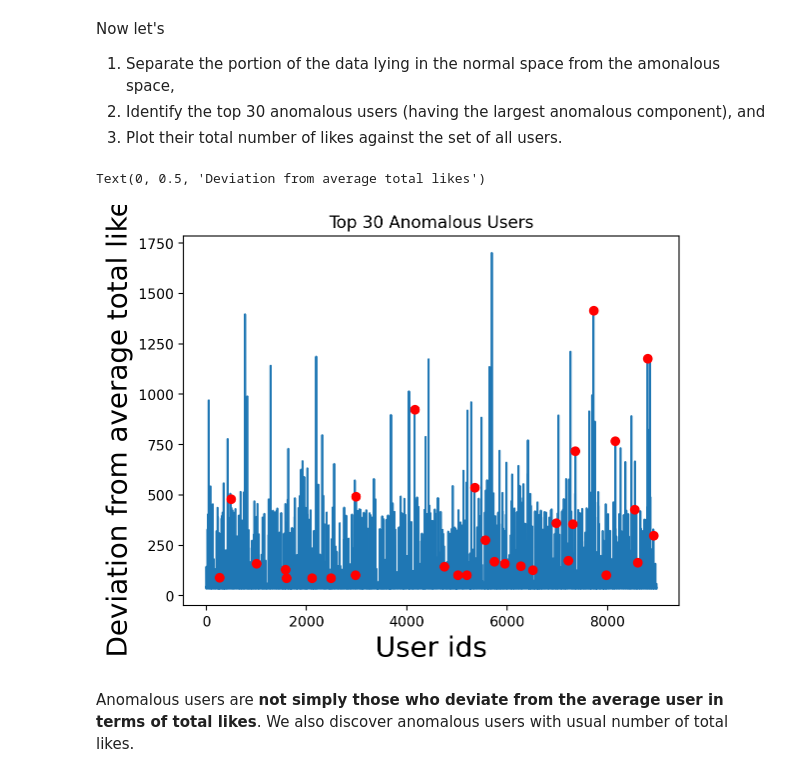
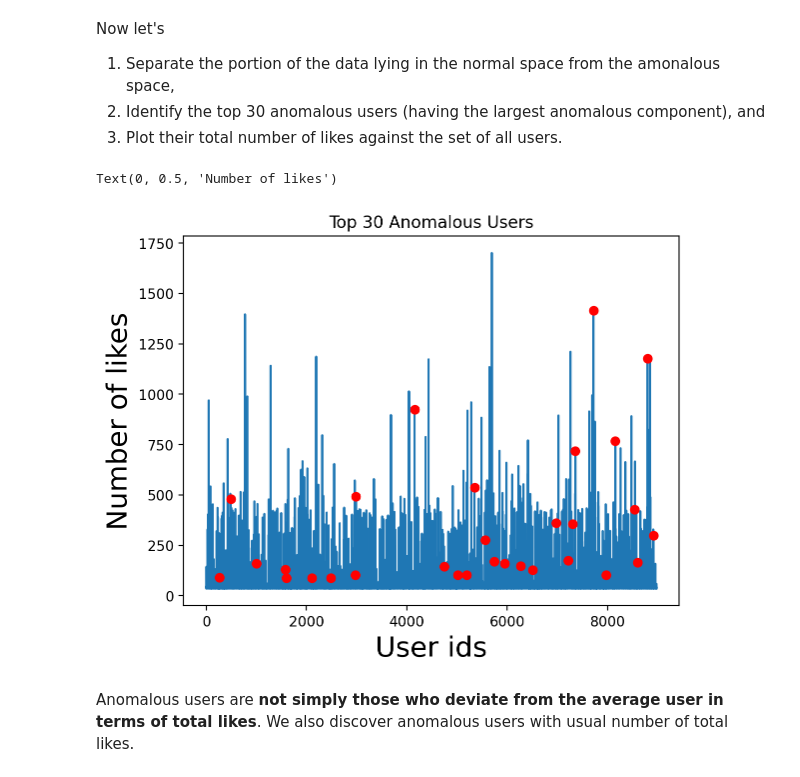
Before and after one commit to andreaaraldo/mining-low-dim-network-data, a Jupyter notebook: BarcelonaCourse.ipynb, the cells around one changed output. Cells and saved outputs as stored; diff of their text form; code cells hidden in the pictures.

```diff
--- a/BarcelonaCourse.ipynb
+++ b/BarcelonaCourse.ipynb
@@ -247,7 +244,8 @@ FBSpatial_orig = data[:,1:] # The first column is not a category, we remove it
 
 
 scaler = StandardScaler()
-FBSpatial = scaler.fit_transform(FBSpatial_orig)
+scaler.fit(FBSpatial_orig)
+FBSpatial = scaler.transform(FBSpatial_orig)
 
 
 
@@ -307,29 +305,29 @@ Now let's
 # %%
 # components to consider
 r=25
 
 U_r = U[:,0:r]
 Sigma_r = np.diag(Sigma[0:r])
 V_r_t = Vt[0:r,:]
 
 L = np.dot(U_r, np.dot(Sigma_r, V_r_t) )
 
 O = FBSpatial - L
 Onorm = np.linalg.norm(O,axis=1)
 # large = np.nonzero(Onorm>100))
 # get top 30 anomalous users
 anomSet = np.argsort(Onorm)[-30:]
 
 
 ### Plotting
 plt.plot(FBSnorm)
 plt.plot(anomSet,FBSnorm[anomSet],'ro')
 plt.title('Top 30 Anomalous Users')
 plt.xlabel('User ids', size=20)
-plt.ylabel('Deviation from average total likes',size=20)
+plt.ylabel('Number of likes',size=20)
 # %% [output]
-Text(0, 0.5, 'Deviation from average total likes')
+Text(0, 0.5, 'Number of likes')
-[figure, old version]
+[figure, new version]
 # %% [markdown]
 Anomalous users are **not simply those who deviate from the average user in terms of total likes**. We also discover anomalous users with usual number of total likes.
 # %% [markdown]
```
Also changed, not shown: parts of 6 cells of this notebook.
